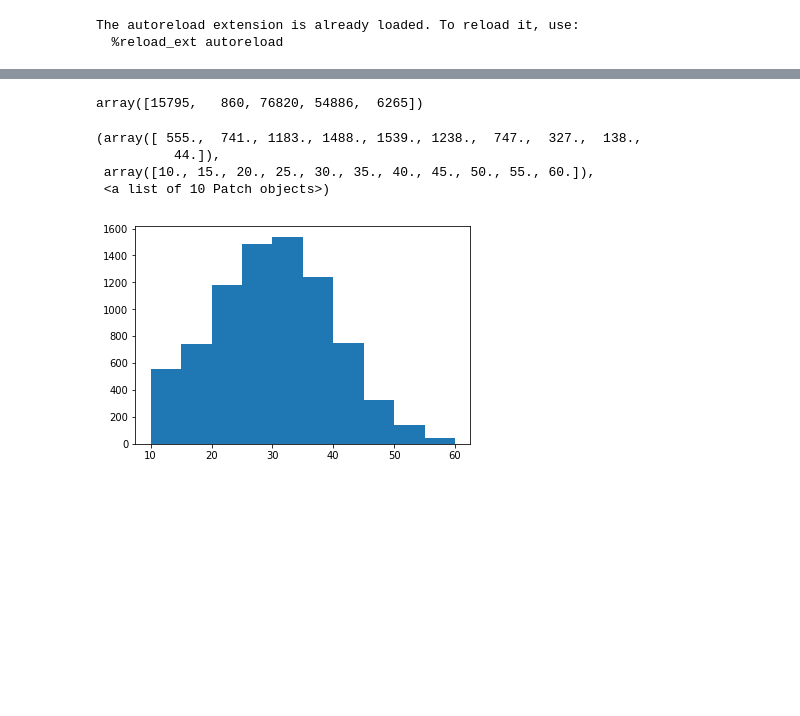
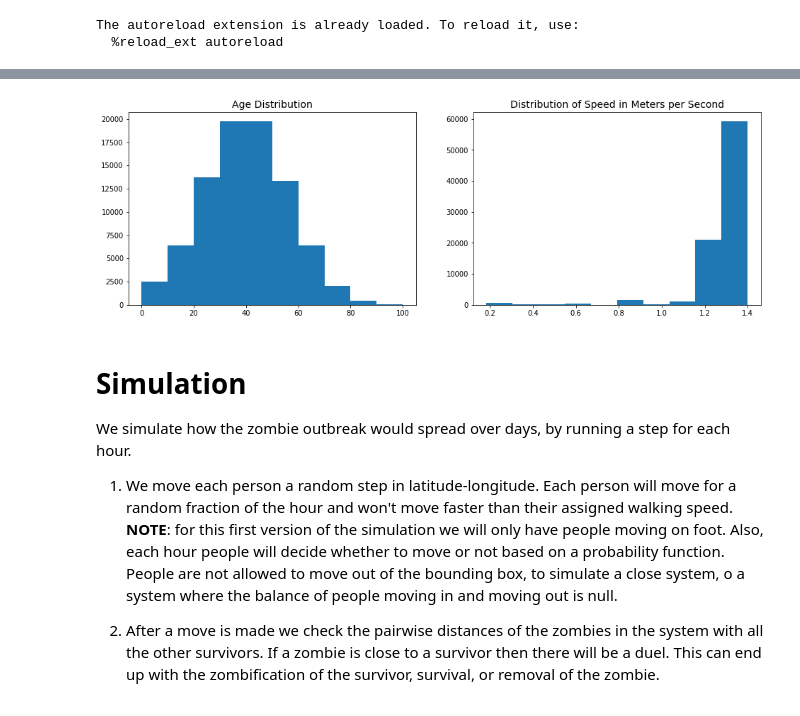
Before and after one commit to misclassified/zombie-attack-simulation, a Jupyter notebook: Zombie Simulation.ipynb, the cells around one changed output, grey strips where cells are left out. Cells and saved outputs as stored; diff of their text form; code cells hidden in the pictures; blank space fills up the shorter version.

```diff
--- a/Zombie Simulation.ipynb
+++ b/Zombie Simulation.ipynb
@@ -65 +75,10 @@ test = np.random.normal(loc=40, scale=20, size = 80000)
+# %%
+# Population inizialization parameter
+avg_age = 40
+std_age = 16
+speed_by_age = pd.read_csv("data/SpeedAge.csv") # in meters per second
+speeds_vector = speed_by_age['MetersSecond'].tolist()
+male_women_speed_delta = 0.086
+n_infected_at_start = 5
+zombie_speed_ratio = 0.5
 # %%
@@ -99 +134,16 @@ for row in dundee.itertuples():
+# %%
+# Plot speed and age distributions
+plt.figure(figsize = (16, 5))
+
+plt.subplot(121)
+plt.hist([x['type'].age for x in population])
+plt.title('Age Distribution', size = 14)
+
+plt.subplot(122)
+plt.hist([x['type'].speed for x in population])
+plt.title('Distribution of Speed in Meters per Second', size = 14)
+
+plt.show()
+# %% [output]
+[figure, added]
 # %%
@@ -116,15 +161,8 @@ for idx in idx_first_infected:
-# %%
-idx_first_infected
-# %% [output]
-array([15795,   860, 76820, 54886,  6265])
-# %%
-1.40 * 3600
-
-# TODO - randomize how much of the hour they will walk
-plt.hist(np.clip(np.random.normal(loc=30, scale=10, size = 8000), a_min = 10, a_max = 60))
-# %% [output]
-(array([ 555.,  741., 1183., 1488., 1539., 1238.,  747.,  327.,  138.,
-          44.]),
- array([10., 15., 20., 25., 30., 35., 40., 45., 50., 55., 60.]),
- <a list of 10 Patch objects>)
-[figure, removed]
+# %% [markdown]
+# Simulation
+
+We simulate how the zombie outbreak would spread over days, by running a step for each hour.
+
+1. We move each person a random step in latitude-longitude. Each person will move for a random fraction of the hour and won't move faster than their assigned walking speed. **NOTE**: for this first version of the simulation we will only have people moving on foot. Also, each hour people will decide whether to move or not based on a probability function. People are not allowed to move out of the bounding box, to simulate a close system, o a system where the balance of people moving in and moving out is null.
+
+2. After a move is made we check the pairwise distances of the zombies in the system with all the other survivors. If a zombie is close to a survivor then there will be a duel. This can end up with the zombification of the survivor, survival, or removal of the zombie.
```
Also changed, not shown: parts of 25 cells of this notebook, 2 other files.
